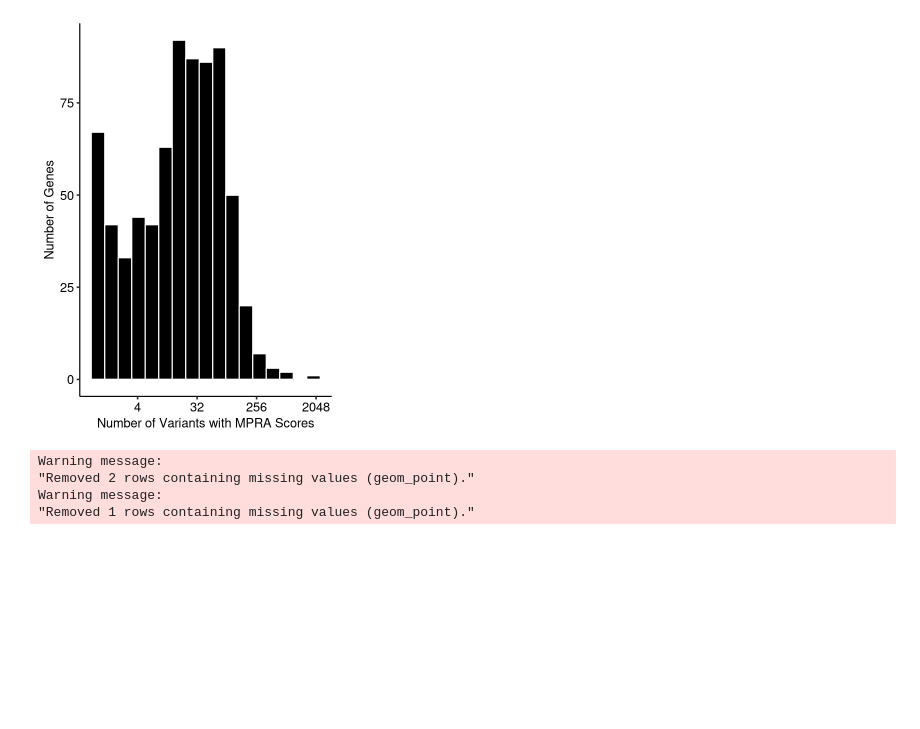
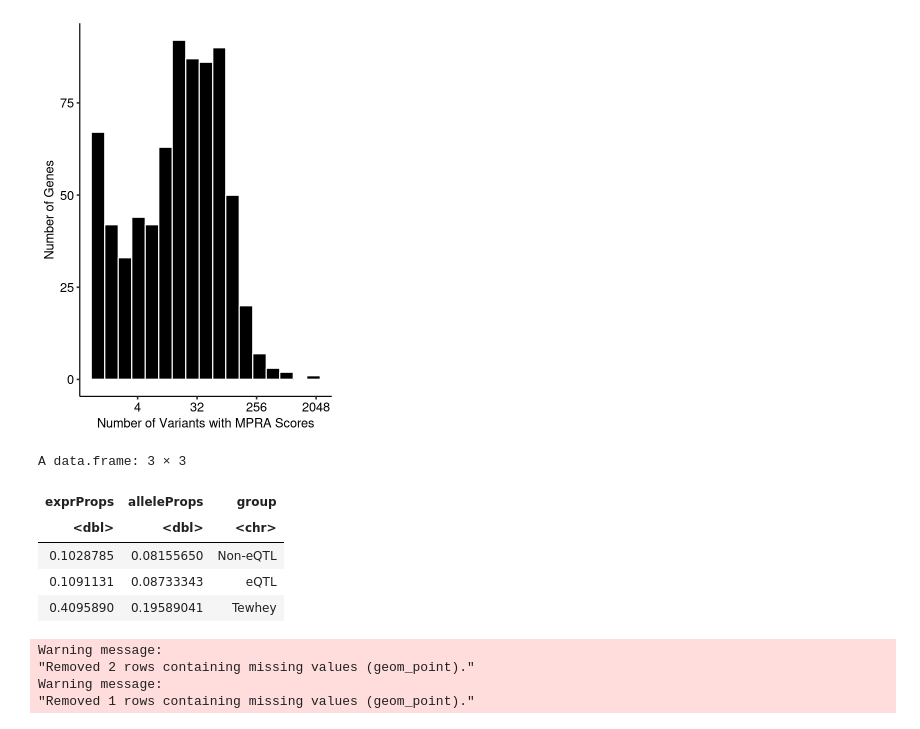
Before and after one commit to nsabell/mpra-v2, a Jupyter notebook: notebooks/section2a-model-eval.ipynb, the cells around one changed output. Cells and saved outputs as stored; diff of their text form; code cells hidden in the pictures; blank space fills up the shorter version.

```diff
--- a/notebooks/section2a-model-eval.ipynb
+++ b/notebooks/section2a-model-eval.ipynb
@@ -16,7 +34,5 @@ setwd("~/work/mpra-v2/")
 # %%
-interaction = fread("sumstats/1KG_novaSeq_DESeq2_interaction.txt", header = T)
 love = fread("sumstats/1KG_novaSeq_DESeq2_Love_Base.txt", header = T)
-contrast = fread("sumstats/1KG_novaSeq_DESeq2_contrast.txt", header = T)
 
 love = subset(love, haploFlag == "Base")
 love$pos = as.character(love$pos)
@@ -91,7 +107,15 @@ pD = ggd.qqplot_ci(list("tewhey" = subset(love, Pool == "Sabeti", select = pvalu
 # %%
 hitProps = data.frame("exprProps" = as.numeric(table(love$Pool[which(love$padj_expr < 5e-2)]) / table(love$Pool)),
                       "alleleProps" = as.numeric(table(love$Pool[which(love$padj_allele < 5e-2 )]) / table(love$Pool)))
 hitProps$group = c("Non-eQTL","eQTL","Tewhey")
+hitProps
+# %% [output]
+A data.frame: 3 × 3
+| exprProps | alleleProps | group |
+| <dbl> | <dbl> | <chr> |
+| 0.1028785 | 0.08155650 | Non-eQTL |
+| 0.1091131 | 0.08733343 | eQTL |
+| 0.4095890 | 0.19589041 | Tewhey |
 # %%
 cbp1 = c("#E69F00", "#56B4E9", "#009E73","#F0E442", "#0072B2", "#D55E00", "#CC79A7")
 colorList = cbp1[c(2,3,1)]
```
Also changed, not shown: parts of 1 cell of this notebook, 4 other files.
